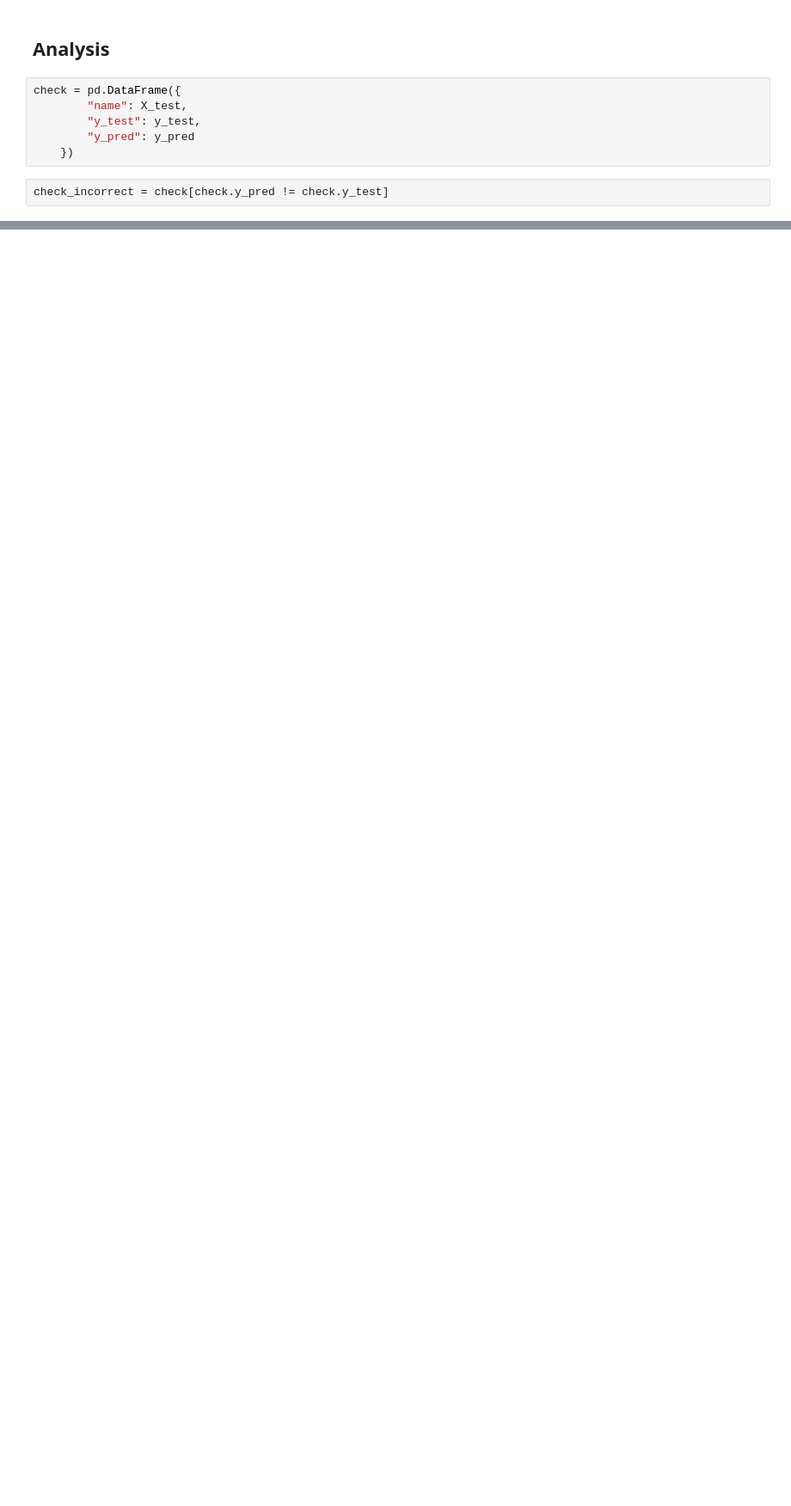
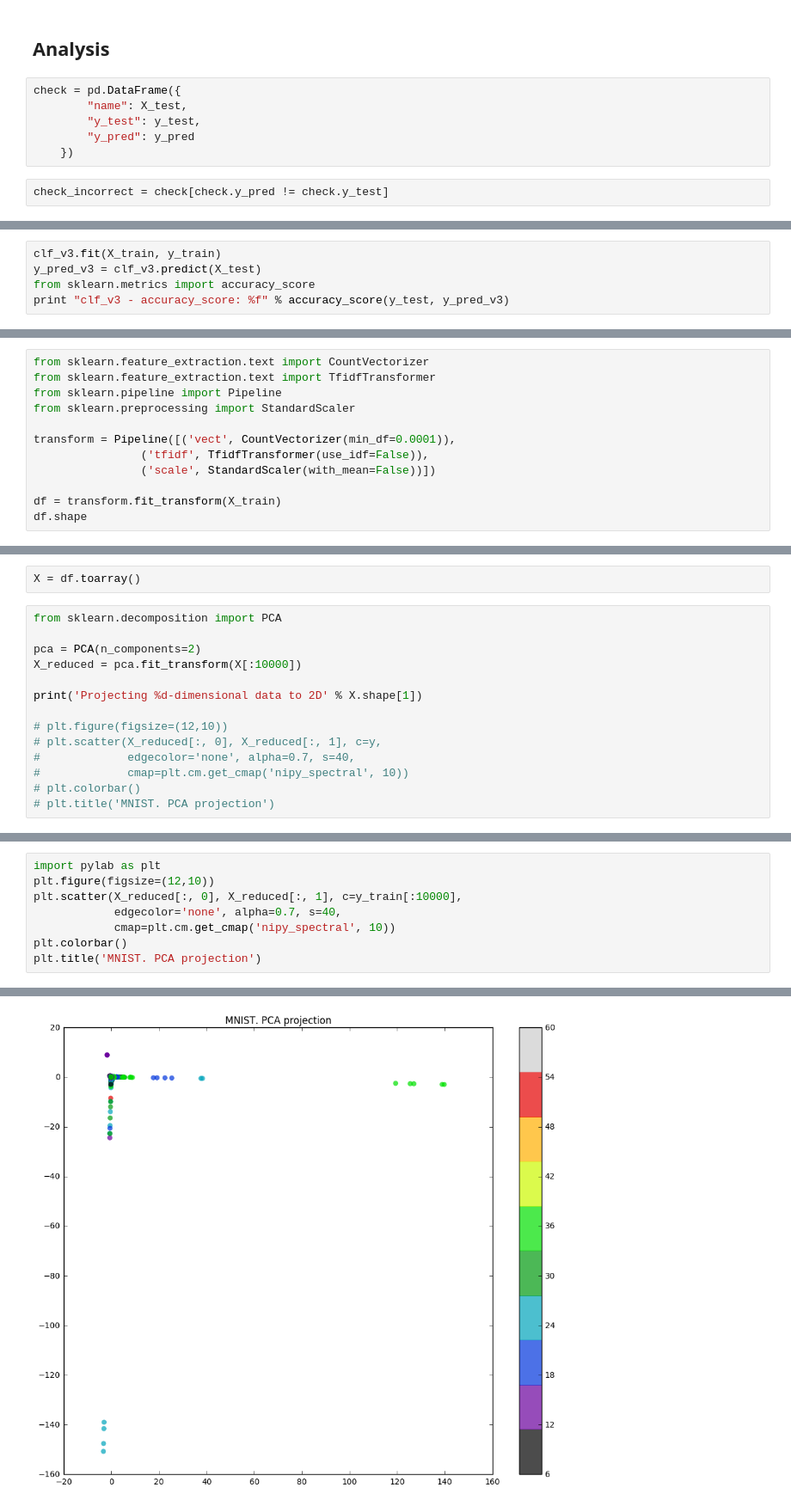
Before and after one commit to naidenovaleksei/boosters-evotor, a Jupyter notebook: common.ipynb, the cells around one changed output, grey strips where cells are left out. Shown: that part at 86% size. Saved outputs shown, nothing was run; the diff lists cells and outputs as text; blank space fills up the shorter version.

```diff
--- a/common.ipynb
+++ b/common.ipynb
@@ -96,0 +117,5 @@ Name: link, dtype: int64
+# %%
+clf_v3.fit(X_train, y_train)
+y_pred_v3 = clf_v3.predict(X_test)
+from sklearn.metrics import accuracy_score
+print "clf_v3 - accuracy_score: %f" % accuracy_score(y_test, y_pred_v3)
@@ -96,0 +148,12 @@ Name: link, dtype: int64
+# %%
+from sklearn.feature_extraction.text import CountVectorizer
+from sklearn.feature_extraction.text import TfidfTransformer
+from sklearn.pipeline import Pipeline
+from sklearn.preprocessing import StandardScaler
+
+transform = Pipeline([('vect', CountVectorizer(min_df=0.0001)),
+                ('tfidf', TfidfTransformer(use_idf=False)),
+                ('scale', StandardScaler(with_mean=False))])
+
+df = transform.fit_transform(X_train)
+df.shape
@@ -96,0 +186,16 @@ Name: link, dtype: int64
+# %%
+X = df.toarray()
+# %%
+from sklearn.decomposition import PCA
+
+pca = PCA(n_components=2)
+X_reduced = pca.fit_transform(X[:10000])
+
+print('Projecting %d-dimensional data to 2D' % X.shape[1])
+
+# plt.figure(figsize=(12,10))
+# plt.scatter(X_reduced[:, 0], X_reduced[:, 1], c=y,
+#             edgecolor='none', alpha=0.7, s=40,
+#             cmap=plt.cm.get_cmap('nipy_spectral', 10))
+# plt.colorbar()
+# plt.title('MNIST. PCA projection')
@@ -96,0 +208,9 @@ Name: link, dtype: int64
+# %%
+import pylab as plt
+plt.figure(figsize=(12,10))
+plt.scatter(X_reduced[:, 0], X_reduced[:, 1], c=y_train[:10000],
+            edgecolor='none', alpha=0.7, s=40,
+            cmap=plt.cm.get_cmap('nipy_spectral', 10))
+plt.colorbar()
+plt.title('MNIST. PCA projection')
+# %% [output]
@@ -96,0 +218 @@ Name: link, dtype: int64
+[figure, added]
```
Also changed, not shown: parts of 27 cells of this notebook.
